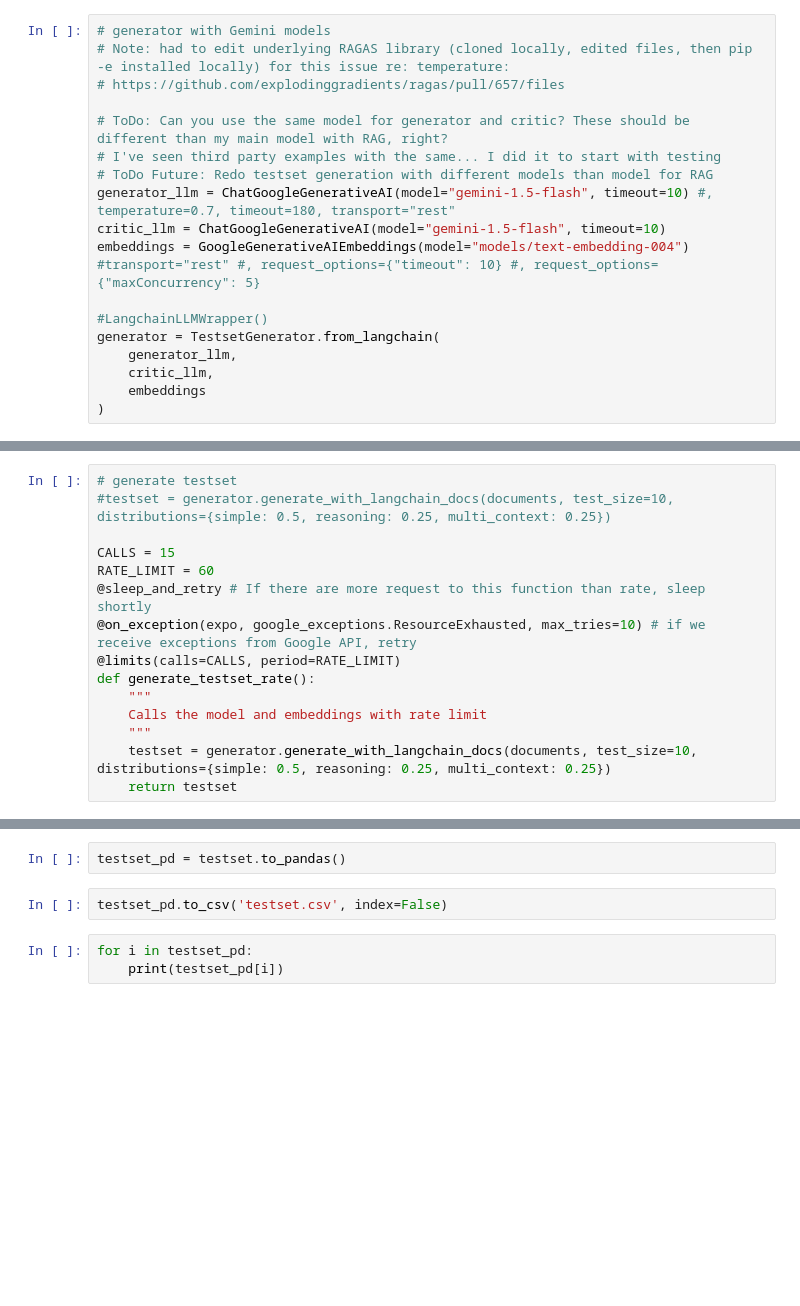
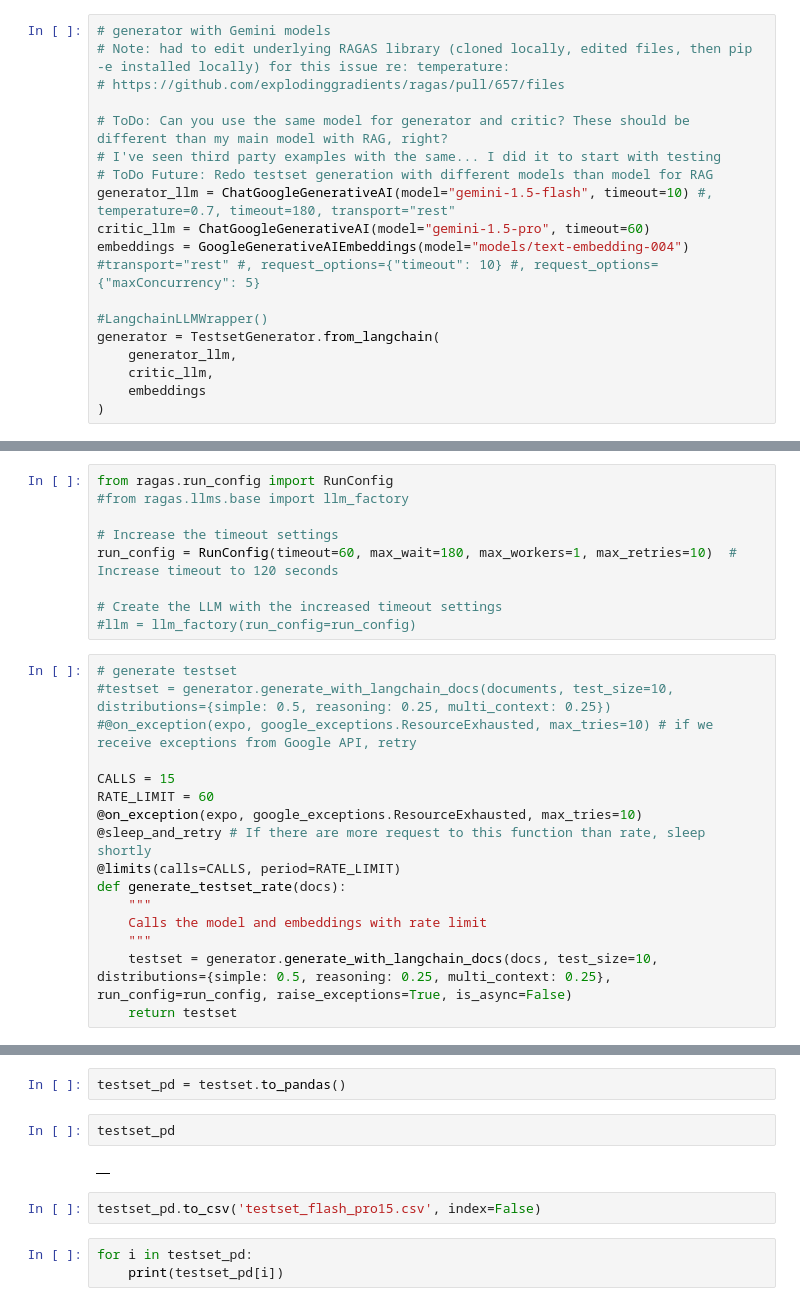
Before and after one commit to sr231/RAG-Evaluations, a Jupyter notebook: Gemini_RAGAS.ipynb, the cells around one changed output, grey strips where cells are left out. Drawn from its saved outputs; the diff is of its cells as text; blank space fills up the shorter version.

```diff
--- a/Gemini_RAGAS.ipynb
+++ b/Gemini_RAGAS.ipynb
@@ -237,7 +237,7 @@ import google.api_core.exceptions as google_exceptions
 # I've seen third party examples with the same... I did it to start with testing
 # ToDo Future: Redo testset generation with different models than model for RAG
 generator_llm = ChatGoogleGenerativeAI(model="gemini-1.5-flash", timeout=10) #, temperature=0.7, timeout=180, transport="rest"
-critic_llm = ChatGoogleGenerativeAI(model="gemini-1.5-flash", timeout=10)
+critic_llm = ChatGoogleGenerativeAI(model="gemini-1.5-pro", timeout=60)
 embeddings = GoogleGenerativeAIEmbeddings(model="models/text-embedding-004") #transport="rest" #, request_options={"timeout": 10} #, request_options={"maxConcurrency": 5}
 
 #LangchainLLMWrapper()
@@ -257,15 +286,25 @@ generator = TestsetGenerator.from_langchain(
+# %%
+from ragas.run_config import RunConfig
+#from ragas.llms.base import llm_factory
+
+# Increase the timeout settings
+run_config = RunConfig(timeout=60, max_wait=180, max_workers=1, max_retries=10)  # Increase timeout to 120 seconds
+
+# Create the LLM with the increased timeout settings
+#llm = llm_factory(run_config=run_config)
 # %%
 # generate testset
 #testset = generator.generate_with_langchain_docs(documents, test_size=10, distributions={simple: 0.5, reasoning: 0.25, multi_context: 0.25})
+#@on_exception(expo, google_exceptions.ResourceExhausted, max_tries=10) # if we receive exceptions from Google API, retry
 
 CALLS = 15
 RATE_LIMIT = 60
+@on_exception(expo, google_exceptions.ResourceExhausted, max_tries=10)
 @sleep_and_retry # If there are more request to this function than rate, sleep shortly
-@on_exception(expo, google_exceptions.ResourceExhausted, max_tries=10) # if we receive exceptions from Google API, retry
 @limits(calls=CALLS, period=RATE_LIMIT)
-def generate_testset_rate():
+def generate_testset_rate(docs):
     """
     Calls the model and embeddings with rate limit
     """
-    testset = generator.generate_with_langchain_docs(documents, test_size=10, distributions={simple: 0.5, reasoning: 0.25, multi_context: 0.25})
+    testset = generator.generate_with_langchain_docs(docs, test_size=10, distributions={simple: 0.5, reasoning: 0.25, multi_context: 0.25}, run_config=run_config, raise_exceptions=True, is_async=False)
     return testset
@@ -309,7 +379,11 @@ Retrying langchain_google_genai.chat_models._achat_with_retry.<locals>._achat_wi
 # %%
 testset_pd = testset.to_pandas()
+# %%
+testset_pd
+# %% [output]
+|  |
 # %%
-testset_pd.to_csv('testset.csv', index=False)
+testset_pd.to_csv('testset_flash_pro15.csv', index=False)
 # %%
 for i in testset_pd:
     print(testset_pd[i])
```
Also changed, not shown: parts of 20 cells of this notebook.
